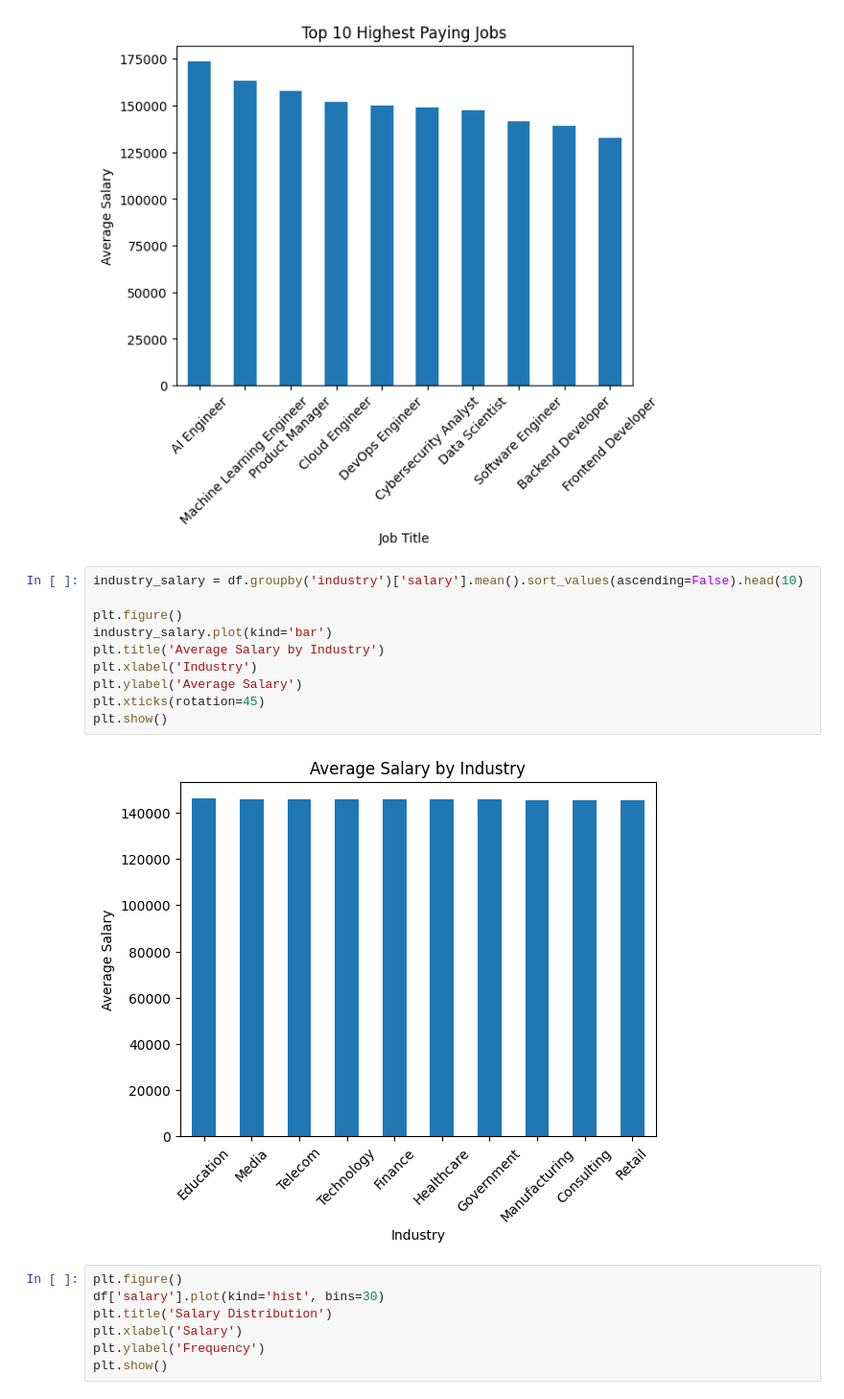
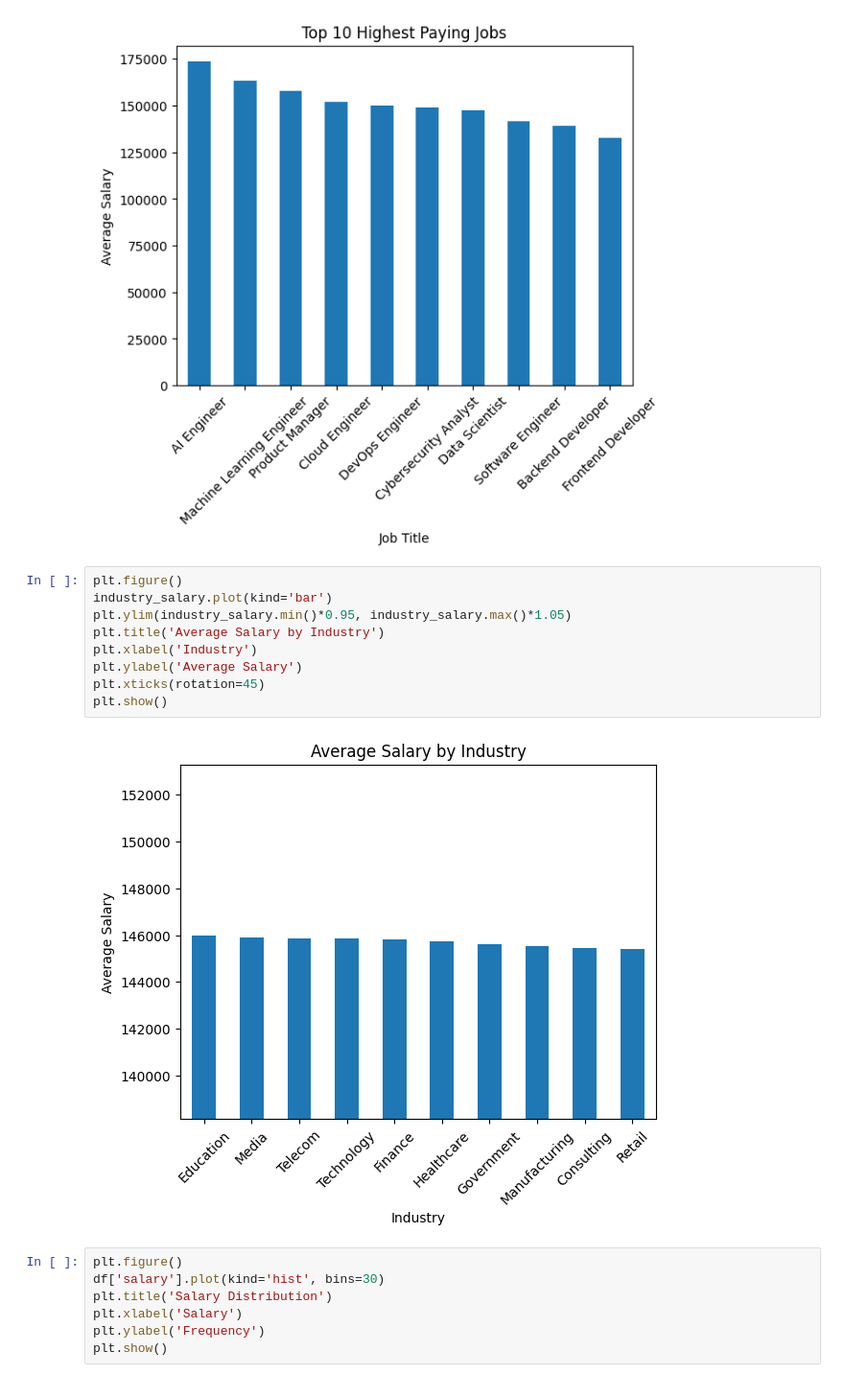
Before and after one commit to codengelo/de-dsf49-job_salary_prediction, a Jupyter notebook: job_salary_analysis.ipynb, the cells around one changed output. Shown at 96% size. Cells and saved outputs as stored; diff of their text form.

Commit message:
Final project: data engineering and analysis job salary dataset

```diff
--- a/job_salary_analysis.ipynb
+++ b/job_salary_analysis.ipynb
@@ -57,17 +57,16 @@ plt.show()
 # %% [output]
 [figure]
 # %%
-industry_salary = df.groupby('industry')['salary'].mean().sort_values(ascending=False).head(10)
-
 plt.figure()
 industry_salary.plot(kind='bar')
+plt.ylim(industry_salary.min()*0.95, industry_salary.max()*1.05)
 plt.title('Average Salary by Industry')
 plt.xlabel('Industry')
 plt.ylabel('Average Salary')
 plt.xticks(rotation=45)
 plt.show()
 # %% [output]
-[figure, old version]
+[figure, new version]
 # %%
 plt.figure()
 df['salary'].plot(kind='hist', bins=30)
```
